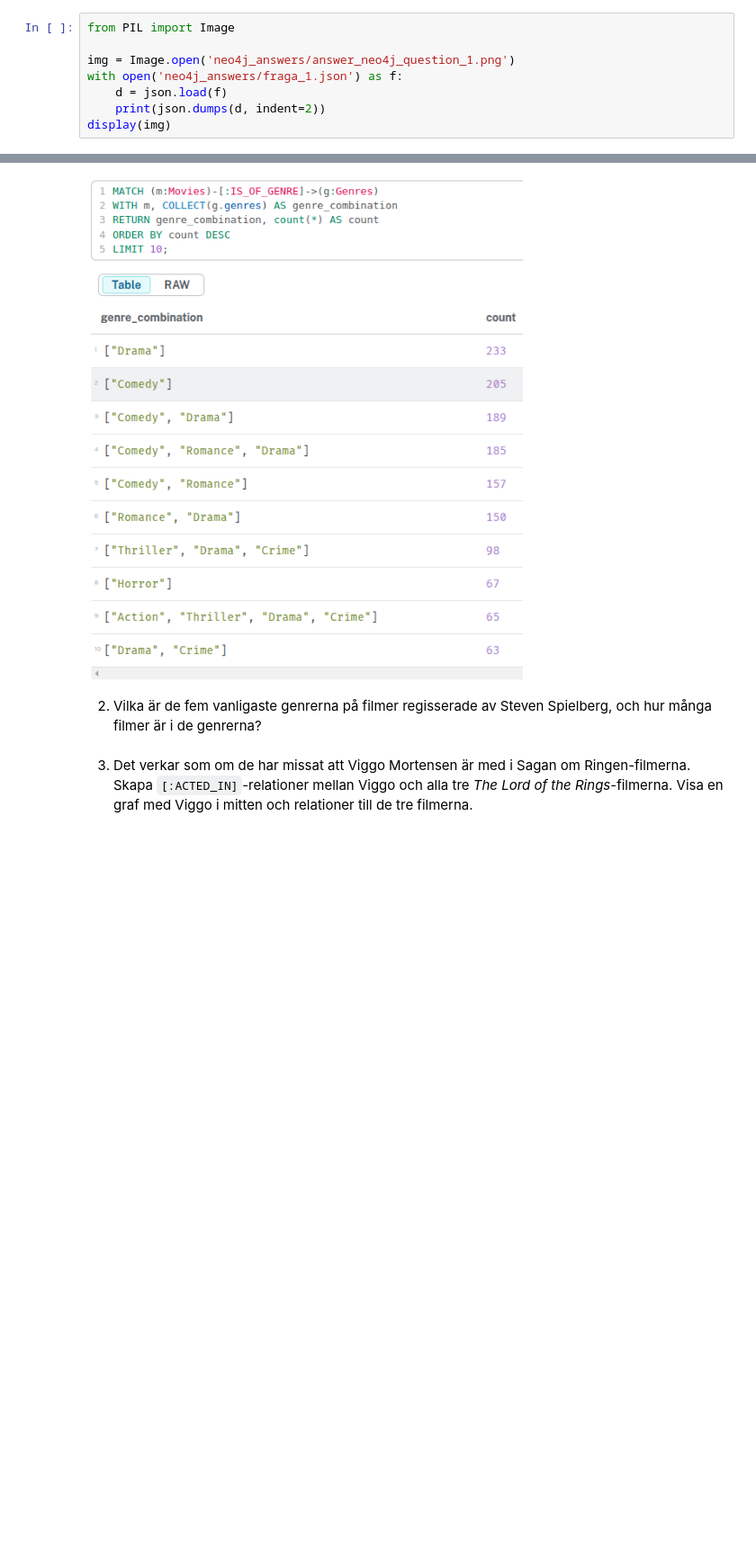
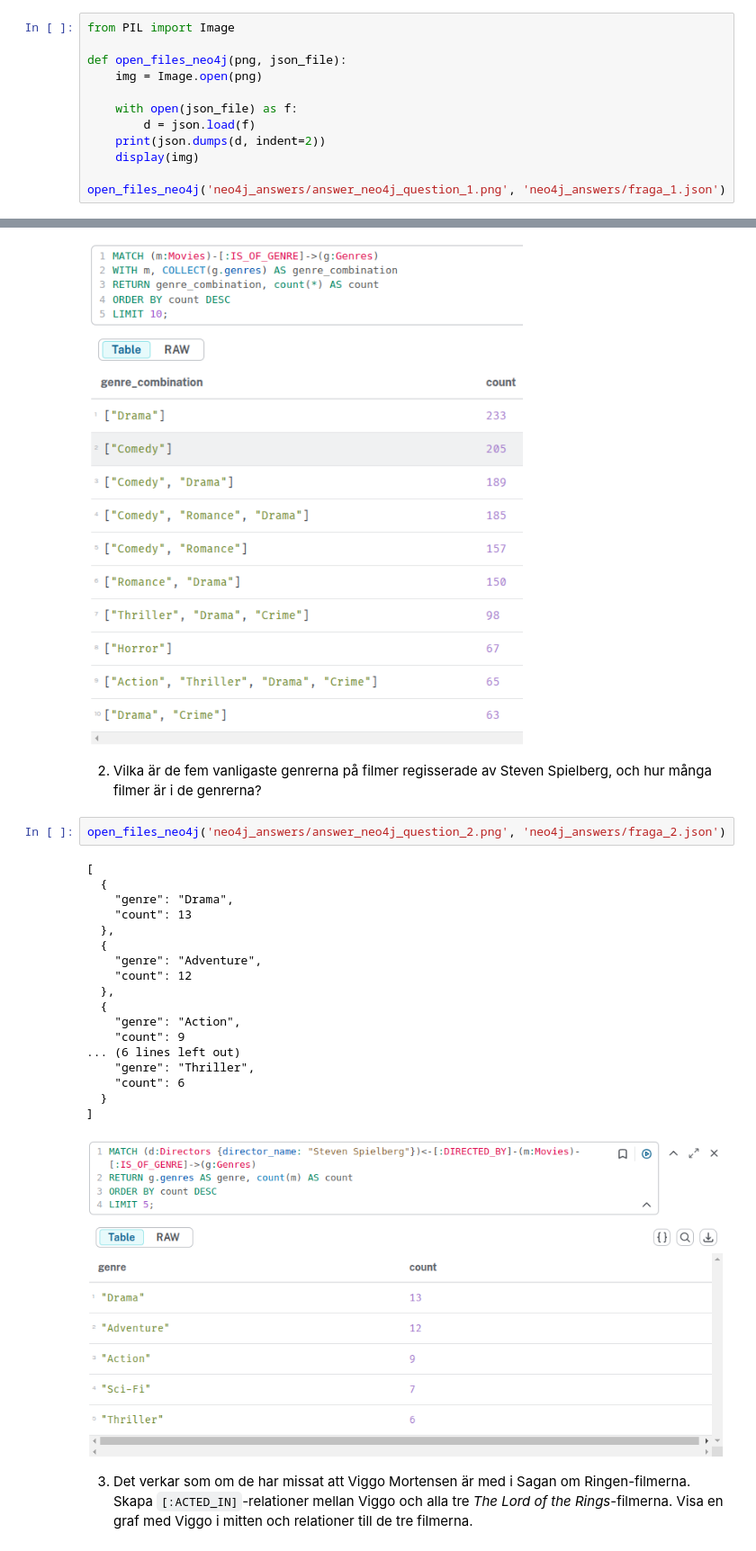
Before and after one commit to DaDrummerthe1st/DATA24HEL_DBT25_uppgift_1, a Jupyter notebook: kunskapskontroll_1.ipynb, the cells around one changed output, grey strips where cells are left out. Shown: that part at 90% size. Saved outputs shown, nothing was run; the diff lists cells and outputs as text; blank space fills up the shorter version.

Commit message:
Answered q2 on Neo4j

```diff
--- a/kunskapskontroll_1.ipynb
+++ b/kunskapskontroll_1.ipynb
@@ -1037,11 +1037,15 @@ dtype: bool
 # %%
 from PIL import Image
 
-img = Image.open('neo4j_answers/answer_neo4j_question_1.png')
-with open('neo4j_answers/fraga_1.json') as f:
-    d = json.load(f)
+def open_files_neo4j(png, json_file):
+    img = Image.open(png)
+
+    with open(json_file) as f:
+        d = json.load(f)
     print(json.dumps(d, indent=2))
-display(img)
+    display(img)
+
+open_files_neo4j('neo4j_answers/answer_neo4j_question_1.png', 'neo4j_answers/fraga_1.json')
 # %% [output]
 [
   {
@@ -1063,6 +1067,27 @@ display(img)
 [figure]
 # %% [markdown]
 2. Vilka är de fem vanligaste genrerna på filmer regisserade av Steven Spielberg, och hur många filmer är i de genrerna?
+# %%
+open_files_neo4j('neo4j_answers/answer_neo4j_question_2.png', 'neo4j_answers/fraga_2.json')
+# %% [output]
+[
+  {
+    "genre": "Drama",
+    "count": 13
+  },
+  {
+    "genre": "Adventure",
+    "count": 12
+  },
+  {
+    "genre": "Action",
+    "count": 9
+... (6 lines left out)
+    "genre": "Thriller",
+    "count": 6
+  }
+]
+[figure, added]
 # %% [markdown]
 3. Det verkar som om de har missat att Viggo Mortensen är med i Sagan om Ringen-filmerna. Skapa `[:ACTED_IN]`-relationer mellan Viggo och alla tre *The Lord of the Rings*-filmerna. Visa en graf med Viggo i mitten och relationer till de tre filmerna.
 # %% [markdown]
```
Also changed, not shown: 1 other file.
